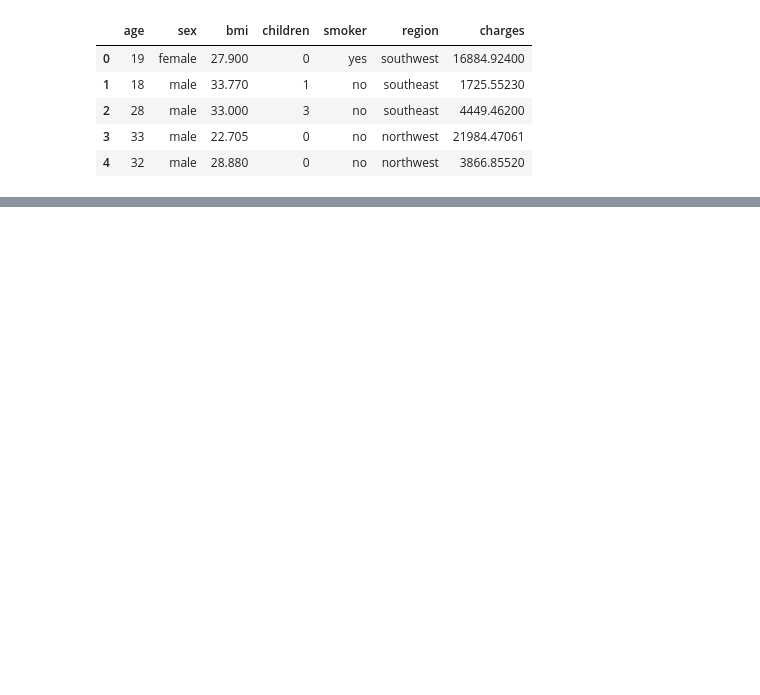
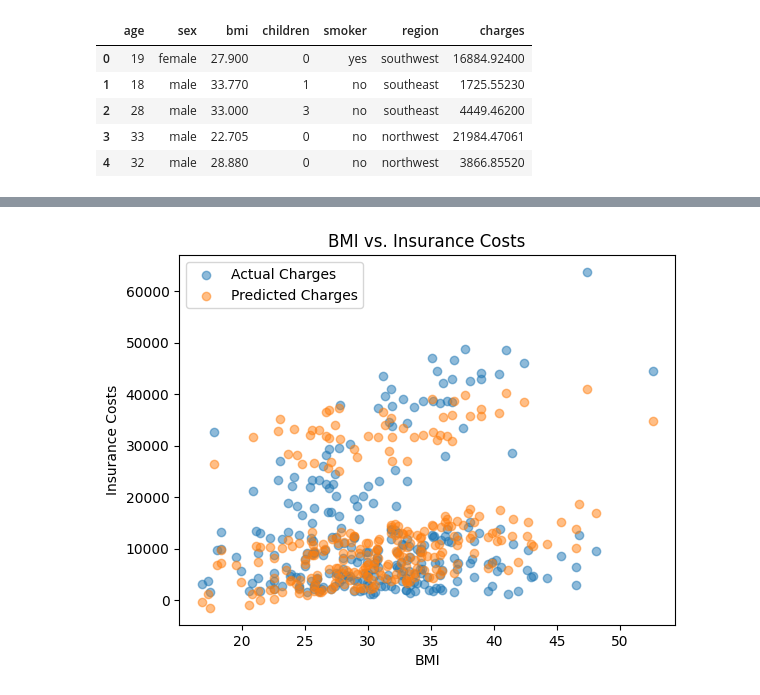
Before and after one commit to MRazin172/Insurance, a Jupyter notebook: insurance.ipynb, the cells around one changed output, grey strips where cells are left out. Cells and saved outputs as stored; diff of their text form; code cells hidden in the pictures; blank space fills up the shorter version.

```diff
--- a/insurance.ipynb
+++ b/insurance.ipynb
@@ -22,0 +150,10 @@ insu.head()
+# %%
+plt.scatter(X_test['bmi'], y_test, label='Actual Charges', alpha=0.5)
+plt.scatter(X_test['bmi'], y_pred, label='Predicted Charges', alpha=0.5)
+plt.xlabel('BMI')
+plt.ylabel('Insurance Costs')
+plt.legend()
+plt.title('BMI vs. Insurance Costs')
+plt.show()
+# %% [output]
+[figure, added]
```
Also changed, not shown: parts of 15 cells of this notebook.
